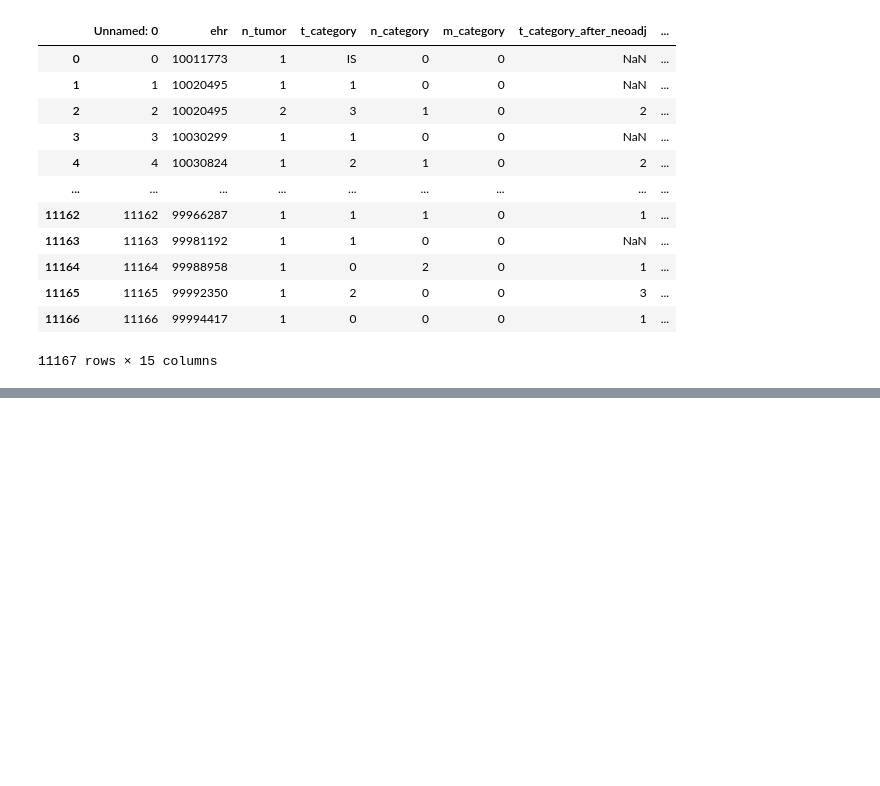
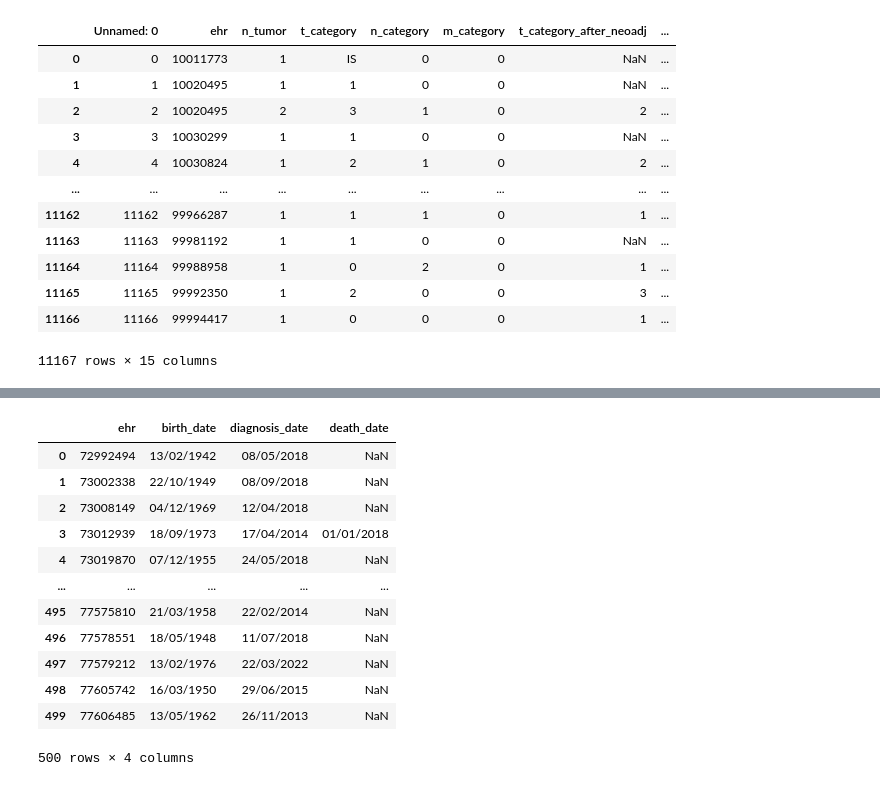
Before and after one commit to MrGG14/cancer_mama, a Jupyter notebook: code/preprocessing.ipynb, the cells around one changed output, grey strips where cells are left out. Drawn from its saved outputs; the diff is of its cells as text; code cells hidden in the pictures; blank space fills up the shorter version.

```diff
--- a/code/preprocessing.ipynb
+++ b/code/preprocessing.ipynb
@@ -115,0 +163,17 @@ tumor
+# %%
+pacientes_comunes_batch2 = patients_batch2[patients_batch2['ehr'].isin(elementos_comunes)]
+pacientes_comunes_batch2
+# %% [output]
+|  | ehr | birth_date | diagnosis_date | death_date |
+| 0 | 72992494 | 13/02/1942 | 08/05/2018 | NaN |
+| 1 | 73002338 | 22/10/1949 | 08/09/2018 | NaN |
+| 2 | 73008149 | 04/12/1969 | 12/04/2018 | NaN |
+| 3 | 73012939 | 18/09/1973 | 17/04/2014 | 01/01/2018 |
+| 4 | 73019870 | 07/12/1955 | 24/05/2018 | NaN |
+| ... | ... | ... | ... | ... |
+| 495 | 77575810 | 21/03/1958 | 22/02/2014 | NaN |
+| 496 | 77578551 | 18/05/1948 | 11/07/2018 | NaN |
+| 497 | 77579212 | 13/02/1976 | 22/03/2022 | NaN |
+| 498 | 77605742 | 16/03/1950 | 29/06/2015 | NaN |
+| 499 | 77606485 | 13/05/1962 | 26/11/2013 | NaN |
+500 rows × 4 columns
```
Also changed, not shown: parts of 27 cells of this notebook.
